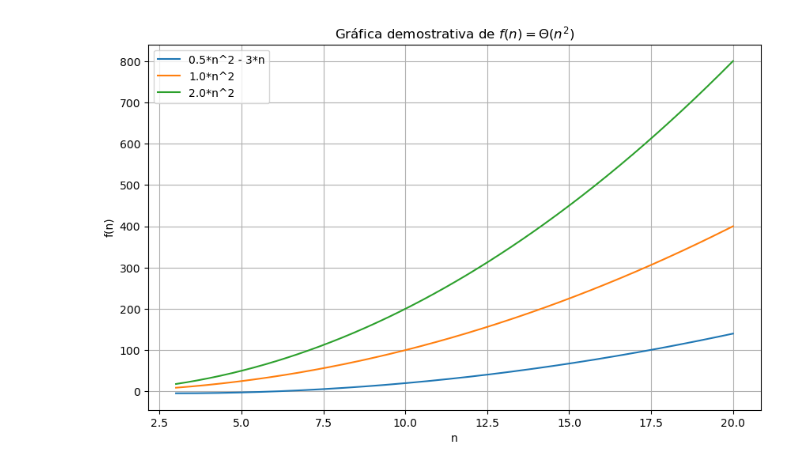
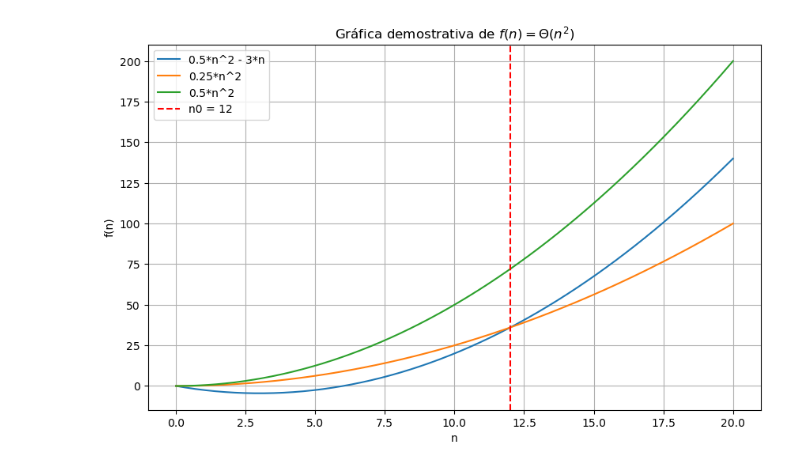
Before and after one commit to cristhiamdaniel/PUJ_AA, a Jupyter notebook: notacion_asintotica.ipynb, the cells around one changed output. Saved outputs shown, nothing was run; the diff lists cells and outputs as text; code cells hidden in the pictures.

```diff
--- a/notacion_asintotica.ipynb
+++ b/notacion_asintotica.ipynb
@@ -13,32 +13,33 @@ def g2(n, c):
     return c * n**2
 
 def show_graph(c1, c2, n0):
     # Verificar si los valores de c1, c2 y n0 son válidos
     if c1 <= 0 or c2 <= 0 or n0 < 1:
         print("Los valores de c1, c2 deben ser mayores que 0 y n0 debe ser mayor o igual que 1.")
         return
 
     # Definición del rango de n
-    n = np.linspace(n0, 20, 400)
+    n = np.linspace(0, 20, 400)
 
     # Generación de la gráfica
     plt.figure(figsize=(10, 6))
     plt.plot(n, f(n), label="0.5*n^2 - 3*n")
     plt.plot(n, g1(n, c1), label=f"{c1}*n^2")
     plt.plot(n, g2(n, c2), label=f"{c2}*n^2")
+    plt.axvline(n0, color='r', linestyle='--', label=f"n0 = {n0}")
     plt.legend()
     plt.grid(True)
     plt.title("Gráfica demostrativa de $f(n) = \Theta(n^2)$")
     plt.xlabel("n")
     plt.ylabel("f(n)")
     plt.show()
 
 # Solicitar los valores de c1, c2 y n0 al usuario
 c1 = float(input("Ingrese el valor de c1: "))
 c2 = float(input("Ingrese el valor de c2: "))
 n0 = int(input("Ingrese el valor de n0: "))
 
 # Mostrar la gráfica
 show_graph(c1, c2, n0)
 # %% [output]
-[figure, old version]
+[figure, new version]
```
